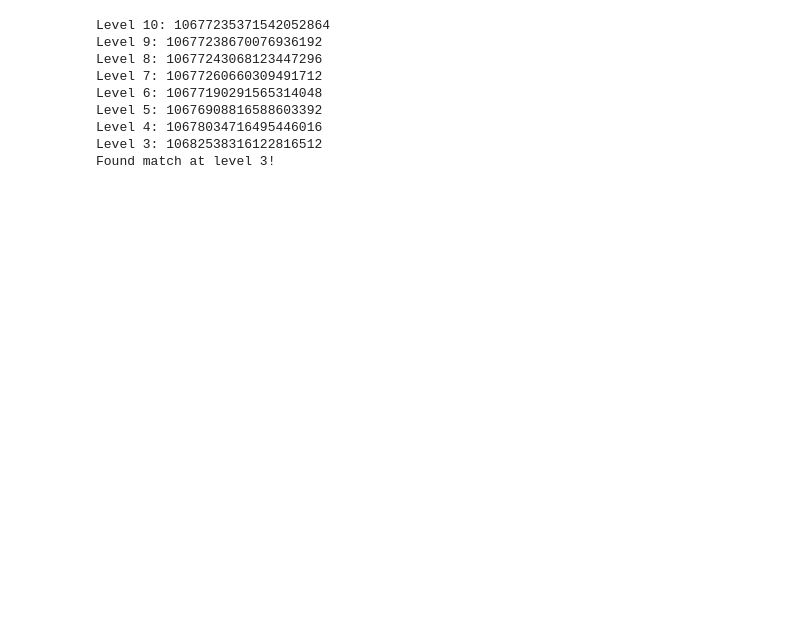
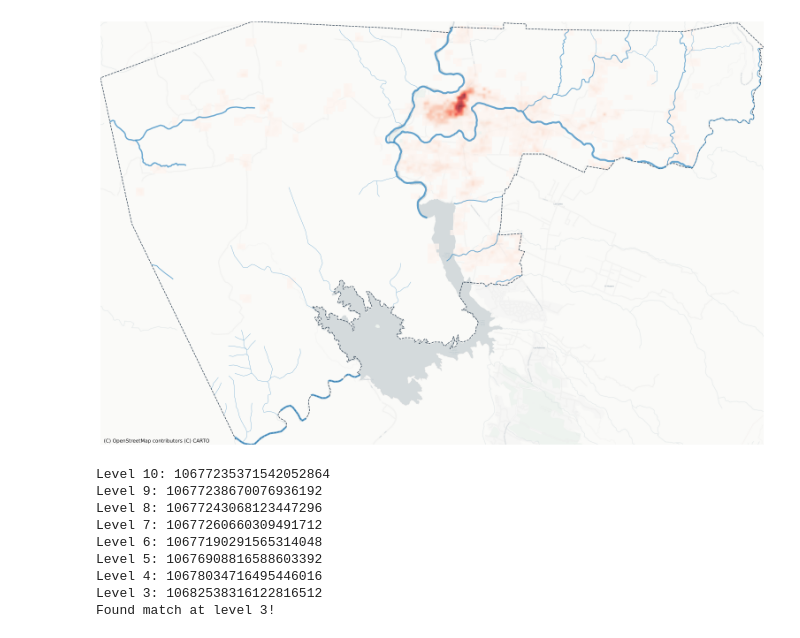
Before and after one commit to nlebovits/ciut-tablero, a Jupyter notebook: tutorials/peligrosidad.ipynb, the cells around one changed output. Cells and saved outputs as stored; diff of their text form; code cells hidden in the pictures; blank space fills up the shorter version.

```diff
--- a/tutorials/peligrosidad.ipynb
+++ b/tutorials/peligrosidad.ipynb
@@ -74,6 +214,61 @@ ghsl_3857 = ghsl.rio.reproject(
     dst_crs="EPSG:3857",
     resolution=100,  # 100m resolution
 ).rio.clip(nono_3857.geometry)
+# %%
+
+# Create the map
+fig, ax = plt.subplots(figsize=(15, 15))
+
+# Set the plot limits to match the Nono boundary
+bounds = nono_3857.total_bounds
+ax.set_xlim(bounds[0], bounds[2])
+ax.set_ylim(bounds[1], bounds[3])
+
+# Create datashader canvas
+canvas = ds.Canvas(plot_width=1500, plot_height=1500)
+
+# Rasterize the GHSL data
+ghsl_agg = canvas.raster(ghsl_3857.sel(band=1))
+
+# Add basemap first with explicit zoom level
+ctx.add_basemap(
+    ax,
+    crs=ghsl_3857.rio.crs,
+    source=ctx.providers.CartoDB.Positron,
+    zorder=0,
+    zoom=15,
+)
+
+# Plot the GHSL data with plasma colormap, excluding zeros
+ghsl_agg.where(ghsl_agg > 0).plot.imshow(
+    ax=ax, cmap="Reds", zorder=1, add_colorbar=False, alpha=0.75
+)
+
+# Plot vector data
+nono_3857.plot(
+    ax=ax,
+    facecolor="none",
+    edgecolor=COLORS["boundary"],
+    linestyle="--",
+    linewidth=1,
+    zorder=2,
+)
+
+# Plot water courses
+for orden in sorted(cursos_agua_nono_3857["orden"].unique()):
+    subset = cursos_agua_nono_3857[cursos_agua_nono_3857["orden"] == orden]
+    line_width = scale_line_width(orden)
+    subset.plot(ax=ax, color=COLORS["water"], linewidth=line_width, alpha=0.7, zorder=3)
+
+# Remove axis labels and ticks
+ax.set_axis_off()
+
+# Remove all padding
+plt.subplots_adjust(left=0, right=1, top=1, bottom=0)
+
+plt.show()
+# %% [output]
+[figure, added]
 # %%
 # Calculate centroid in Web Mercator first
 center = nono_3857.geometry.centroid.iloc[0]
```
Also changed, not shown: parts of 14 cells of this notebook.
